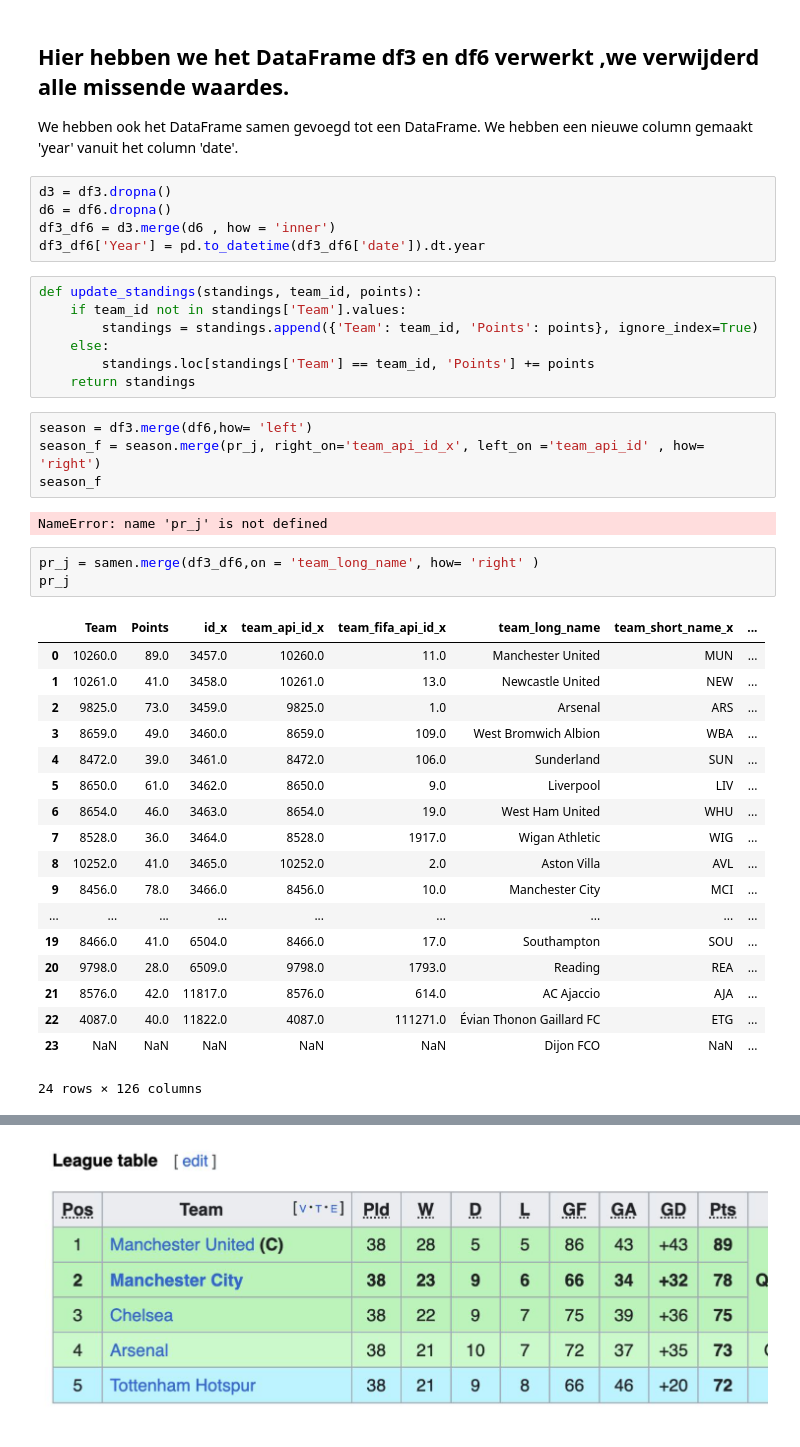
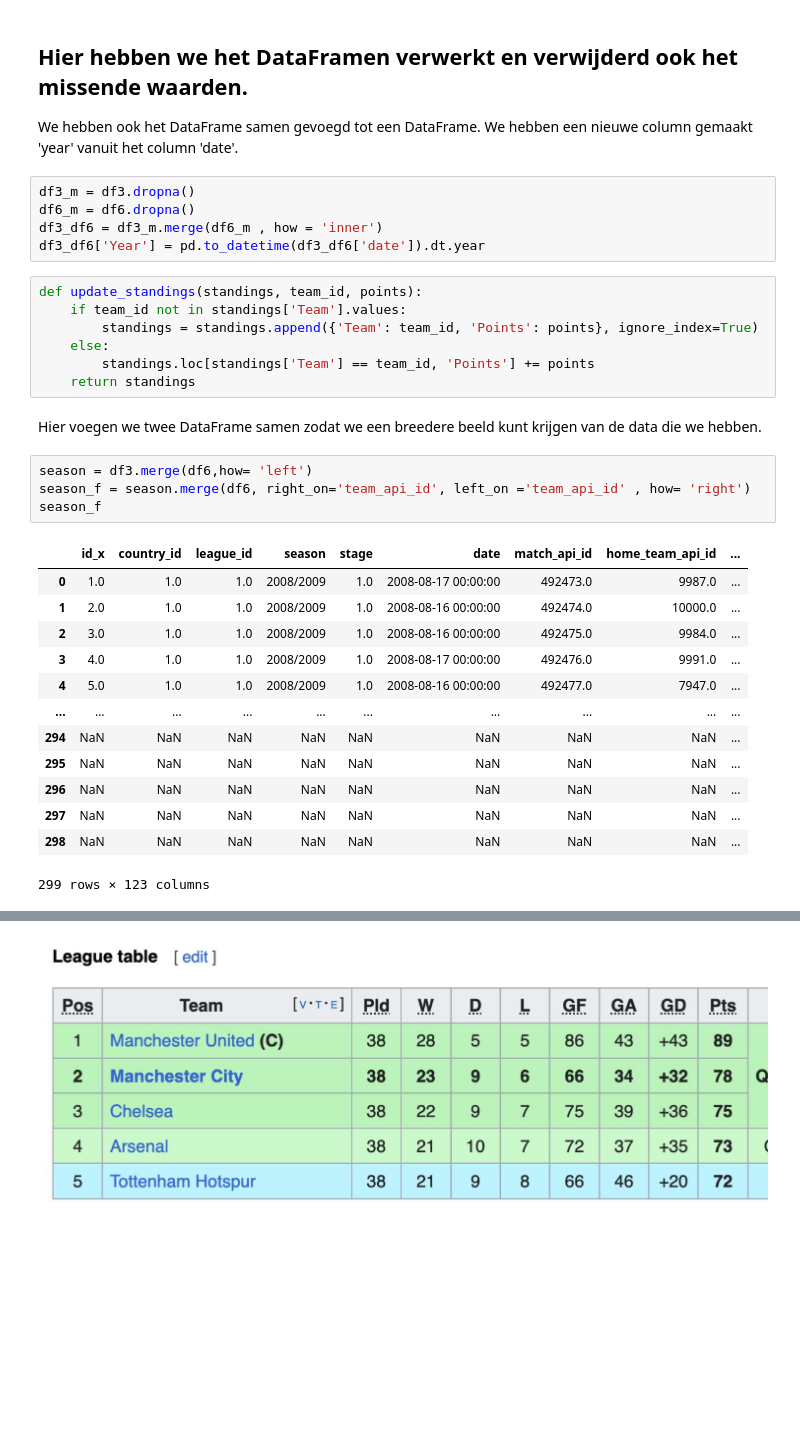
Before and after one commit to EveronCoffie/DataLAb2, a Jupyter notebook: sprint 2 H.ipynb, the cells around one changed output, grey strips where cells are left out. Cells and saved outputs as stored; diff of their text form; blank space fills up the shorter version.

```diff
--- a/sprint 2 H.ipynb
+++ b/sprint 2 H.ipynb
@@ -105,13 +107,13 @@ Data from table 'Team' exported to 'team.csv'
 Data from table 'Team_Attributes' exported to 'team_attributes.csv'
 Data from table 'sqlite_sequence' exported to 'sqlite_sequence.csv'
 # %% [markdown]
-## Hier hebben we het DataFrame df3 en df6 verwerkt ,we verwijderd alle missende waardes.
-We hebben ook het DataFrame samen gevoegd tot een DataFrame.
+## Hier hebben we het DataFramen verwerkt en verwijderd ook het missende waarden.
+We hebben ook het DataFrame samen gevoegd tot een DataFrame.</br>
 We hebben een nieuwe column gemaakt 'year' vanuit het column 'date'.
 # %%
-d3 = df3.dropna()
-d6 = df6.dropna()
-df3_df6 = d3.merge(d6 , how = 'inner')
+df3_m = df3.dropna()
+df6_m = df6.dropna()
+df3_df6 = df3_m.merge(df6_m , how = 'inner')
 df3_df6['Year'] = pd.to_datetime(df3_df6['date']).dt.year
 # %%
 def update_standings(standings, team_id, points):
@@ -120,31 +122,23 @@ def update_standings(standings, team_id, points):
     else:
         standings.loc[standings['Team'] == team_id, 'Points'] += points
     return standings
+# %% [markdown]
+Hier voegen we twee DataFrame samen zodat we een breedere beeld kunt krijgen van de data die we hebben.
 # %%
 season = df3.merge(df6,how= 'left')
-season_f = season.merge(pr_j, right_on='team_api_id_x', left_on ='team_api_id' , how= 'right')
+season_f = season.merge(df6, right_on='team_api_id', left_on ='team_api_id' , how= 'right')
 season_f
 # %% [output]
+|  | id_x | country_id | league_id | season | stage | date | match_api_id | home_team_api_id | ... |
+| 0 | 1.0 | 1.0 | 1.0 | 2008/2009 | 1.0 | 2008-08-17 00:00:00 | 492473.0 | 9987.0 | ... |
+| 1 | 2.0 | 1.0 | 1.0 | 2008/2009 | 1.0 | 2008-08-16 00:00:00 | 492474.0 | 10000.0 | ... |
+| 2 | 3.0 | 1.0 | 1.0 | 2008/2009 | 1.0 | 2008-08-16 00:00:00 | 492475.0 | 9984.0 | ... |
+| 3 | 4.0 | 1.0 | 1.0 | 2008/2009 | 1.0 | 2008-08-17 00:00:00 | 492476.0 | 9991.0 | ... |
+| 4 | 5.0 | 1.0 | 1.0 | 2008/2009 | 1.0 | 2008-08-16 00:00:00 | 492477.0 | 7947.0 | ... |
+| ... | ... | ... | ... | ... | ... | ... | ... | ... | ... |
+| 294 | NaN | NaN | NaN | NaN | NaN | NaN | NaN | NaN | ... |
+| 295 | NaN | NaN | NaN | NaN | NaN | NaN | NaN | NaN | ... |
+| 296 | NaN | NaN | NaN | NaN | NaN | NaN | NaN | NaN | ... |
+| 297 | NaN | NaN | NaN | NaN | NaN | NaN | NaN | NaN | ... |
+| 298 | NaN | NaN | NaN | NaN | NaN | NaN | NaN | NaN | ... |
-NameError: name 'pr_j' is not defined
+299 rows × 123 columns
-# %%
-pr_j = samen.merge(df3_df6,on = 'team_long_name', how= 'right' )
-pr_j
-# %% [output]
-|  | Team | Points | id_x | team_api_id_x | team_fifa_api_id_x | team_long_name | team_short_name_x | ... |
-| 0 | 10260.0 | 89.0 | 3457.0 | 10260.0 | 11.0 | Manchester United | MUN | ... |
-| 1 | 10261.0 | 41.0 | 3458.0 | 10261.0 | 13.0 | Newcastle United | NEW | ... |
-| 2 | 9825.0 | 73.0 | 3459.0 | 9825.0 | 1.0 | Arsenal | ARS | ... |
-| 3 | 8659.0 | 49.0 | 3460.0 | 8659.0 | 109.0 | West Bromwich Albion | WBA | ... |
-| 4 | 8472.0 | 39.0 | 3461.0 | 8472.0 | 106.0 | Sunderland | SUN | ... |
-| 5 | 8650.0 | 61.0 | 3462.0 | 8650.0 | 9.0 | Liverpool | LIV | ... |
-| 6 | 8654.0 | 46.0 | 3463.0 | 8654.0 | 19.0 | West Ham United | WHU | ... |
-| 7 | 8528.0 | 36.0 | 3464.0 | 8528.0 | 1917.0 | Wigan Athletic | WIG | ... |
-| 8 | 10252.0 | 41.0 | 3465.0 | 10252.0 | 2.0 | Aston Villa | AVL | ... |
-| 9 | 8456.0 | 78.0 | 3466.0 | 8456.0 | 10.0 | Manchester City | MCI | ... |
-| ... | ... | ... | ... | ... | ... | ... | ... | ... |
-| 19 | 8466.0 | 41.0 | 6504.0 | 8466.0 | 17.0 | Southampton | SOU | ... |
-| 20 | 9798.0 | 28.0 | 6509.0 | 9798.0 | 1793.0 | Reading | REA | ... |
-| 21 | 8576.0 | 42.0 | 11817.0 | 8576.0 | 614.0 | AC Ajaccio | AJA | ... |
-| 22 | 4087.0 | 40.0 | 11822.0 | 4087.0 | 111271.0 | Évian Thonon Gaillard FC | ETG | ... |
-| 23 | NaN | NaN | NaN | NaN | NaN | Dijon FCO | NaN | ... |
-24 rows × 126 columns
```
Also changed, not shown: parts of 13 cells of this notebook.
